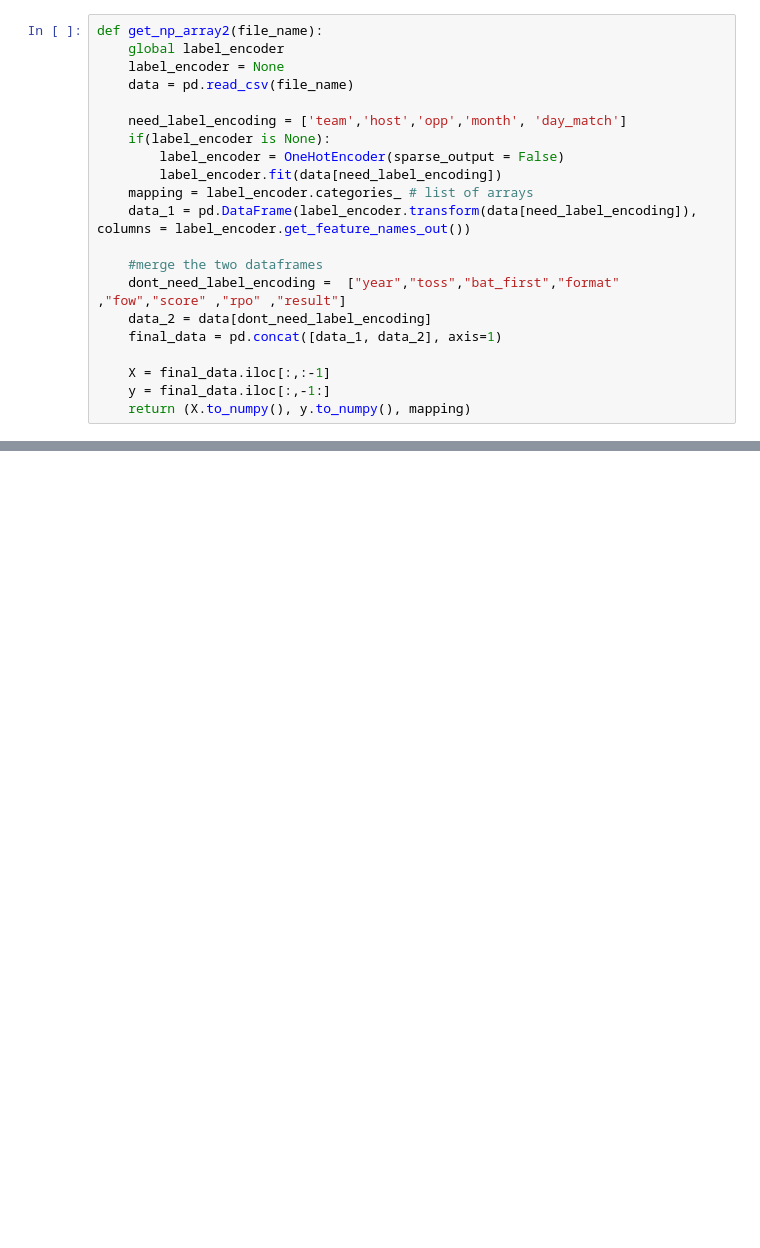
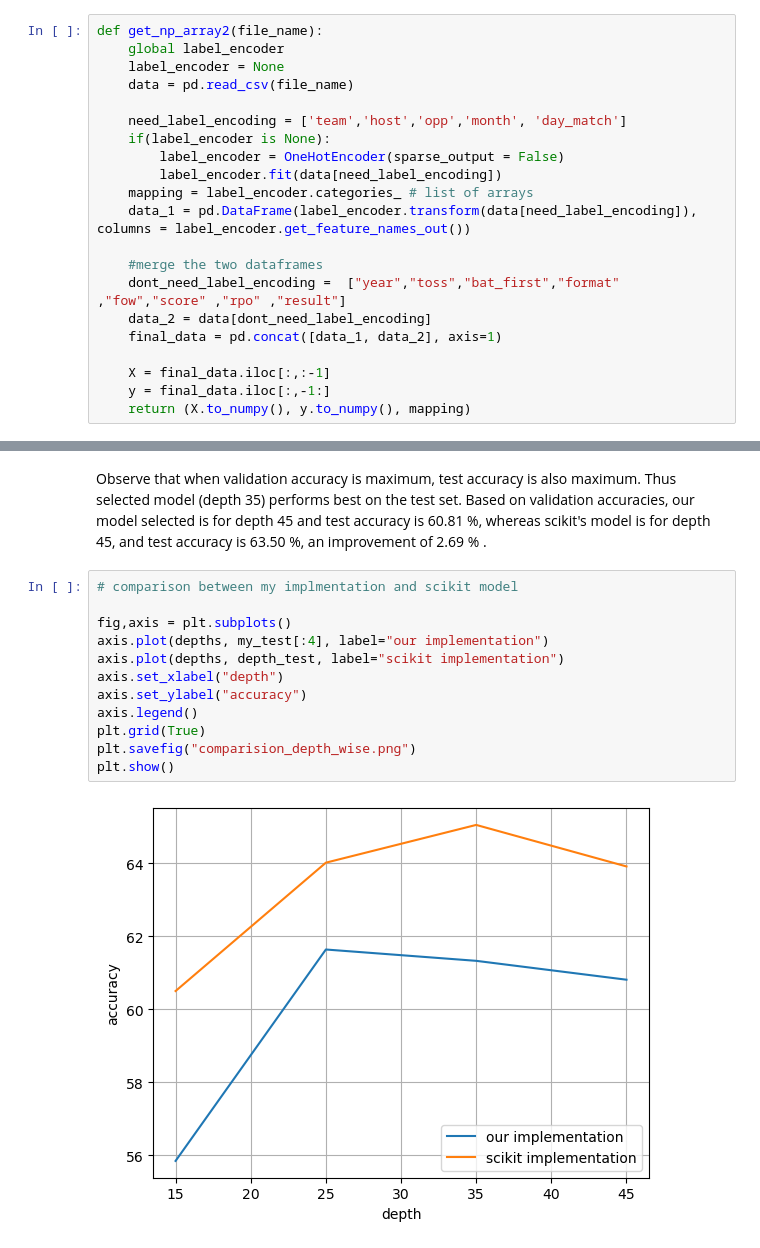
Before and after one commit to Aavegjain/COL774_A3, a Jupyter notebook: decision_trees/dt.ipynb, the cells around one changed output, grey strips where cells are left out. Saved outputs shown, nothing was run; the diff lists cells and outputs as text; blank space fills up the shorter version.

```diff
--- a/decision_trees/dt.ipynb
+++ b/decision_trees/dt.ipynb
@@ -465,0 +784,17 @@ print(len(copy1), len(copy2))
+# %% [markdown]
+Observe that when validation accuracy is maximum, test accuracy is also maximum. Thus selected model (depth 35) performs best on the test set.
+Based on validation accuracies, our model selected is for depth 45 and test accuracy is 60.81 %, whereas scikit's model is for depth 45, and test accuracy is 63.50 %, an improvement of 2.69 % .
+# %%
+# comparison between my implmentation and scikit model
+
+fig,axis = plt.subplots()
+axis.plot(depths, my_test[:4], label="our implementation")
+axis.plot(depths, depth_test, label="scikit implementation")
+axis.set_xlabel("depth")
+axis.set_ylabel("accuracy")
+axis.legend()
+plt.grid(True)
+plt.savefig("comparision_depth_wise.png")
+plt.show()
+# %% [output]
+[figure, added]
```
Also changed, not shown: parts of 18 cells of this notebook, 5 other files.
